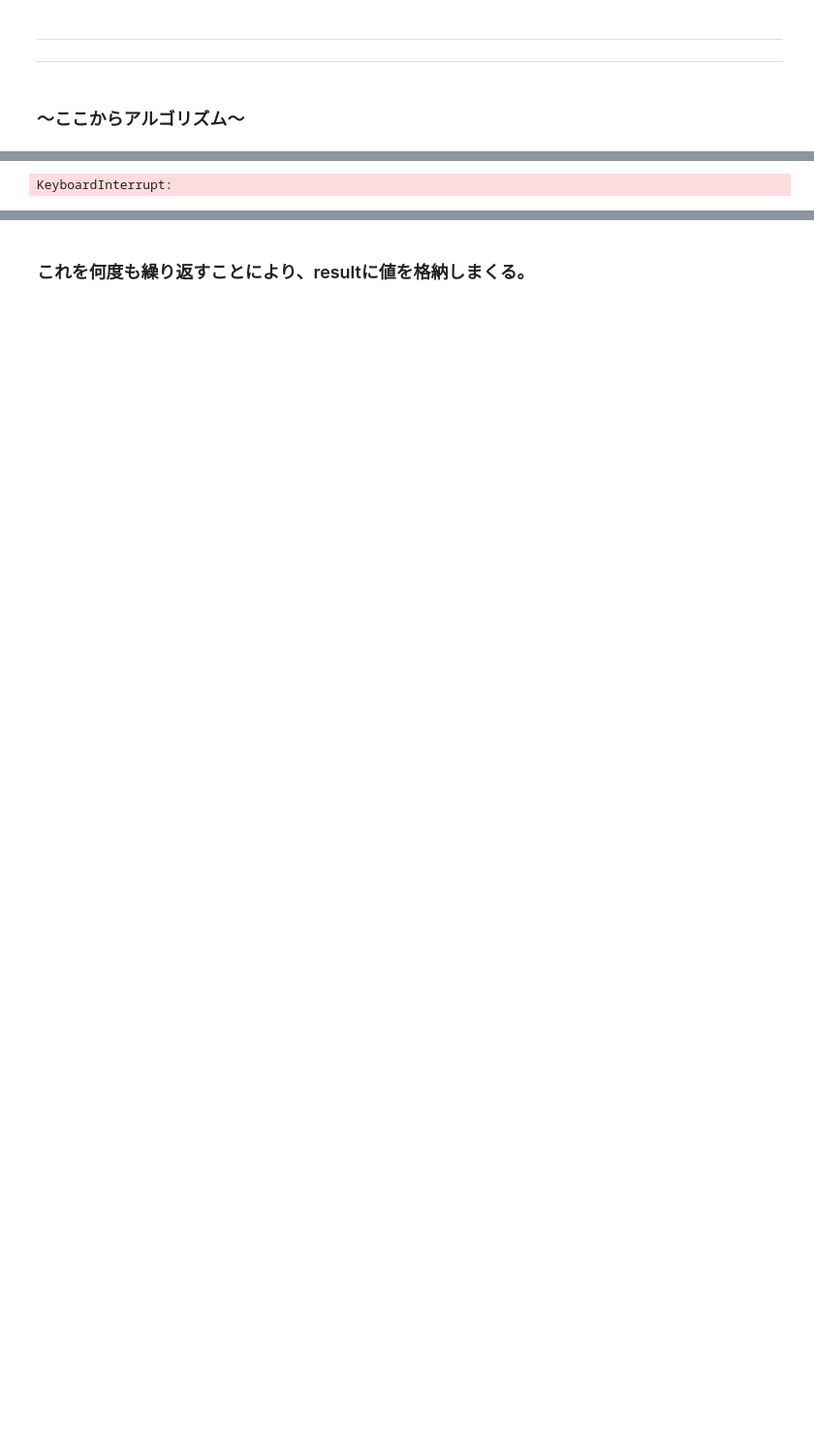
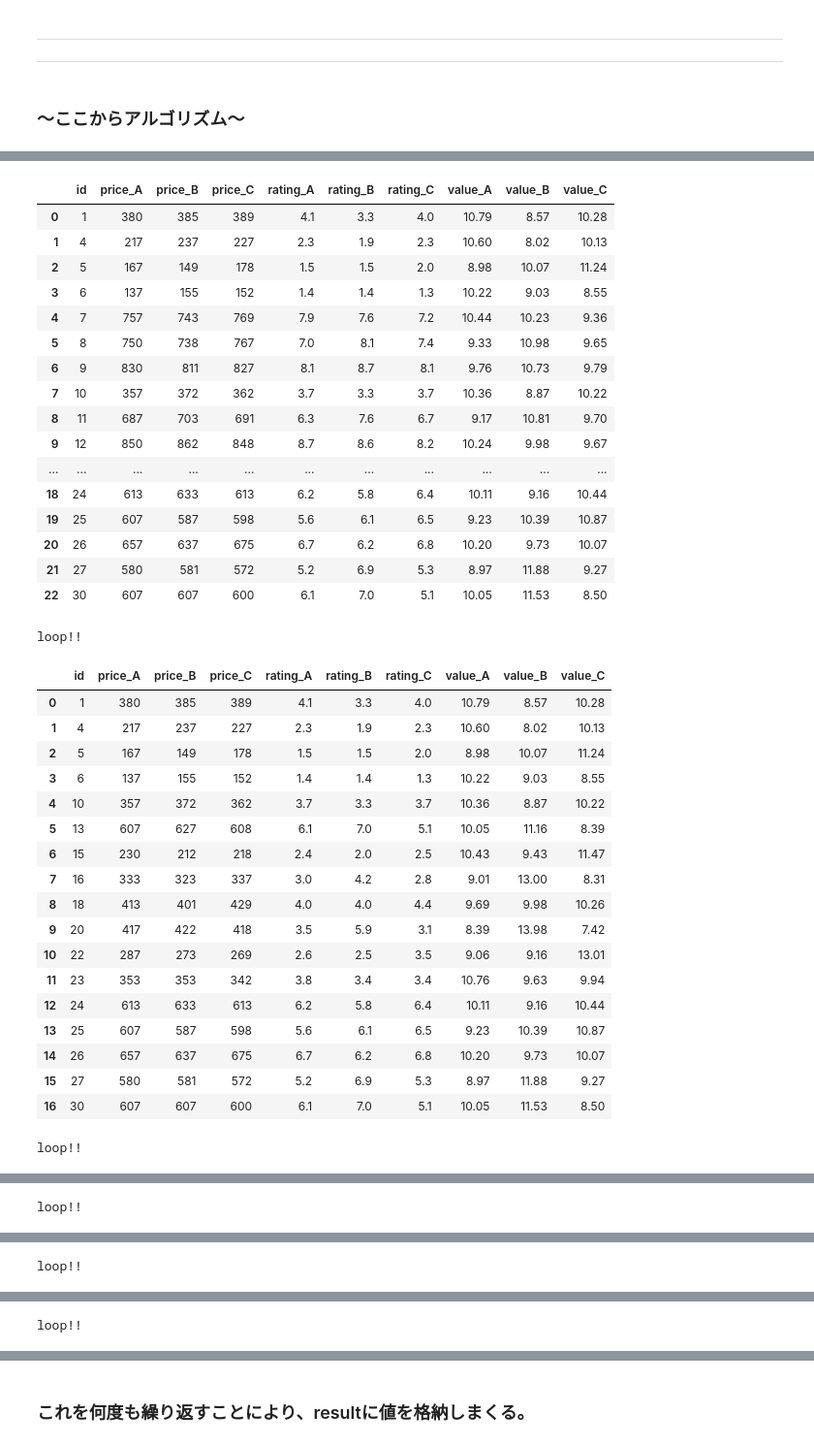
Before and after one commit to da-shuto-iwasaki/Flame_turn, a Jupyter notebook: prototype_algorithm.ipynb, the cells around one changed output, grey strips where cells are left out. Shown at 97% size. Saved outputs shown, nothing was run; the diff lists cells and outputs as text; code cells hidden in the pictures; blank space fills up the shorter version.

```diff
--- a/prototype_algorithm.ipynb
+++ b/prototype_algorithm.ipynb
@@ -15,15 +16,17 @@ sample.head(3)
 | 2 | 3 | 980 | 980 | 987 | 10.4 | 8.7 | 10.3 |
 # %%
 # クライアトa, b, cの元々持っていた枠をランダムに決める。
-length = len(sample)
-ids = list(range(length))
+length = len(sample) #dfの長さ。
+ids = list(range(length)) #「0~length-1」の数字の列。
+
 # idは1からなので、1を足す。
 random_ids = [id+1 for id in ids]
 
-# Break Point 1の略。
+# Break point.
 bp1 = length//3
 bp2 = length//3 + bp1
 
+# 順番シャッフルして、Break pointで切り分ける。
 random.shuffle(random_ids)
-a, b, c = random_ids[:bp1], random_ids[bp1:bp2], random_ids[bp2:]
+id_A, id_B, id_C = random_ids[:bp1], random_ids[bp1:bp2], random_ids[bp2:]
 # %%
@@ -38,12 +41,12 @@ print(c)
 # %%
 # それぞれのidのデータのみを取り出すための判別用カラム。
-sample['judge_a'] = sample['id'].apply(lambda x:x in a)
-sample['judge_b'] = sample['id'].apply(lambda x:x in b)
-sample['judge_c'] = sample['id'].apply(lambda x:x in c)
+sample['judge_A'] = sample['id'].apply(lambda x:x in id_A)
+sample['judge_B'] = sample['id'].apply(lambda x:x in id_B)
+sample['judge_C'] = sample['id'].apply(lambda x:x in id_C)
 # %%
 # それぞれのidのデータを取得。
-df_a = sample[sample['judge_a']].loc[:, ['id','price_A', 'rating_A']]
-df_b = sample[sample['judge_b']].loc[:, ['id','price_B', 'rating_B']]
-df_c = sample[sample['judge_c']].loc[:, ['id','price_C', 'rating_C']]
+df_A = sample[sample['judge_A']].loc[:, ['id','price_A', 'rating_A']]
+df_B = sample[sample['judge_B']].loc[:, ['id','price_B', 'rating_B']]
+df_C = sample[sample['judge_C']].loc[:, ['id','price_C', 'rating_C']]
 # %%
 # 判別用カラムを削除。
@@ -53,7 +56,7 @@ del sample['judge_c']
 # %%
 # 元々の値段の総和、元々の視聴率の和を計算する。
 # Original price, Original point
-original_price_A, original_point_A = sum(df_a['price_A']), sum(df_a['rating_A'])
-original_price_B, original_point_B = sum(df_b['price_B']), sum(df_b['rating_B'])
-original_price_C, original_point_C = sum(df_c['price_C']), sum(df_c['rating_C'])
+original_price_A, original_point_A = sum(df_A['price_A']), sum(df_A['rating_A'])
+original_price_B, original_point_B = sum(df_B['price_B']), sum(df_B['rating_B'])
+original_price_C, original_point_C = sum(df_C['price_C']), sum(df_C['rating_C'])
 # %%
@@ -203,5 +218,7 @@ def Loop(df, *names):
 
     return result
 # %%
-Loop(sample, 'A', 'B', 'C')
+# 1回のループの結果。
+%time
+Loop(sample, original_prices, original_points, 'A', 'B', 'C')
 # %% [output]
@@ -225 +228,37 @@ loop!!
+|  | id | price_A | price_B | price_C | rating_A | rating_B | rating_C | value_A | value_B | value_C |
+| 0 | 1 | 380 | 385 | 389 | 4.1 | 3.3 | 4.0 | 10.79 | 8.57 | 10.28 |
+| 1 | 4 | 217 | 237 | 227 | 2.3 | 1.9 | 2.3 | 10.60 | 8.02 | 10.13 |
+| 2 | 5 | 167 | 149 | 178 | 1.5 | 1.5 | 2.0 | 8.98 | 10.07 | 11.24 |
+| 3 | 6 | 137 | 155 | 152 | 1.4 | 1.4 | 1.3 | 10.22 | 9.03 | 8.55 |
+| 4 | 7 | 757 | 743 | 769 | 7.9 | 7.6 | 7.2 | 10.44 | 10.23 | 9.36 |
+| 5 | 8 | 750 | 738 | 767 | 7.0 | 8.1 | 7.4 | 9.33 | 10.98 | 9.65 |
+| 6 | 9 | 830 | 811 | 827 | 8.1 | 8.7 | 8.1 | 9.76 | 10.73 | 9.79 |
+| 7 | 10 | 357 | 372 | 362 | 3.7 | 3.3 | 3.7 | 10.36 | 8.87 | 10.22 |
+| 8 | 11 | 687 | 703 | 691 | 6.3 | 7.6 | 6.7 | 9.17 | 10.81 | 9.70 |
+| 9 | 12 | 850 | 862 | 848 | 8.7 | 8.6 | 8.2 | 10.24 | 9.98 | 9.67 |
+| ... | ... | ... | ... | ... | ... | ... | ... | ... | ... | ... |
+| 18 | 24 | 613 | 633 | 613 | 6.2 | 5.8 | 6.4 | 10.11 | 9.16 | 10.44 |
+| 19 | 25 | 607 | 587 | 598 | 5.6 | 6.1 | 6.5 | 9.23 | 10.39 | 10.87 |
+| 20 | 26 | 657 | 637 | 675 | 6.7 | 6.2 | 6.8 | 10.20 | 9.73 | 10.07 |
+| 21 | 27 | 580 | 581 | 572 | 5.2 | 6.9 | 5.3 | 8.97 | 11.88 | 9.27 |
+| 22 | 30 | 607 | 607 | 600 | 6.1 | 7.0 | 5.1 | 10.05 | 11.53 | 8.50 |
-KeyboardInterrupt:
+loop!!
+|  | id | price_A | price_B | price_C | rating_A | rating_B | rating_C | value_A | value_B | value_C |
+| 0 | 1 | 380 | 385 | 389 | 4.1 | 3.3 | 4.0 | 10.79 | 8.57 | 10.28 |
+| 1 | 4 | 217 | 237 | 227 | 2.3 | 1.9 | 2.3 | 10.60 | 8.02 | 10.13 |
+| 2 | 5 | 167 | 149 | 178 | 1.5 | 1.5 | 2.0 | 8.98 | 10.07 | 11.24 |
+| 3 | 6 | 137 | 155 | 152 | 1.4 | 1.4 | 1.3 | 10.22 | 9.03 | 8.55 |
+| 4 | 10 | 357 | 372 | 362 | 3.7 | 3.3 | 3.7 | 10.36 | 8.87 | 10.22 |
+| 5 | 13 | 607 | 627 | 608 | 6.1 | 7.0 | 5.1 | 10.05 | 11.16 | 8.39 |
+| 6 | 15 | 230 | 212 | 218 | 2.4 | 2.0 | 2.5 | 10.43 | 9.43 | 11.47 |
+| 7 | 16 | 333 | 323 | 337 | 3.0 | 4.2 | 2.8 | 9.01 | 13.00 | 8.31 |
+| 8 | 18 | 413 | 401 | 429 | 4.0 | 4.0 | 4.4 | 9.69 | 9.98 | 10.26 |
+| 9 | 20 | 417 | 422 | 418 | 3.5 | 5.9 | 3.1 | 8.39 | 13.98 | 7.42 |
+| 10 | 22 | 287 | 273 | 269 | 2.6 | 2.5 | 3.5 | 9.06 | 9.16 | 13.01 |
+| 11 | 23 | 353 | 353 | 342 | 3.8 | 3.4 | 3.4 | 10.76 | 9.63 | 9.94 |
+| 12 | 24 | 613 | 633 | 613 | 6.2 | 5.8 | 6.4 | 10.11 | 9.16 | 10.44 |
+| 13 | 25 | 607 | 587 | 598 | 5.6 | 6.1 | 6.5 | 9.23 | 10.39 | 10.87 |
+| 14 | 26 | 657 | 637 | 675 | 6.7 | 6.2 | 6.8 | 10.20 | 9.73 | 10.07 |
+| 15 | 27 | 580 | 581 | 572 | 5.2 | 6.9 | 5.3 | 8.97 | 11.88 | 9.27 |
+| 16 | 30 | 607 | 607 | 600 | 6.1 | 7.0 | 5.1 | 10.05 | 11.53 | 8.50 |
+loop!!
@@ -225,0 +276 @@ KeyboardInterrupt:
+loop!!
@@ -225,0 +282 @@ KeyboardInterrupt:
+loop!!
@@ -225,0 +286 @@ KeyboardInterrupt:
+loop!!
```
Also changed, not shown: parts of 17 cells of this notebook.
